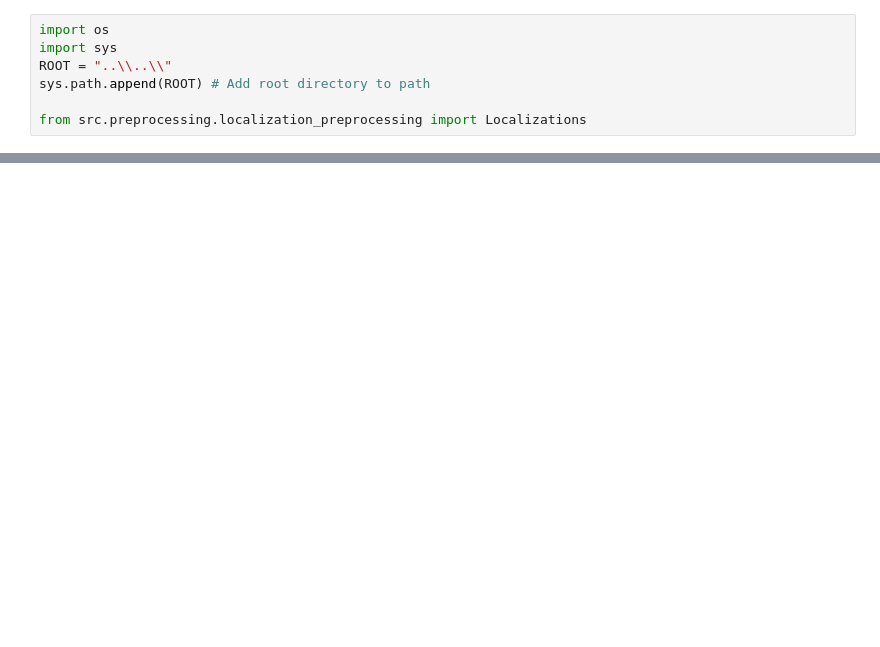
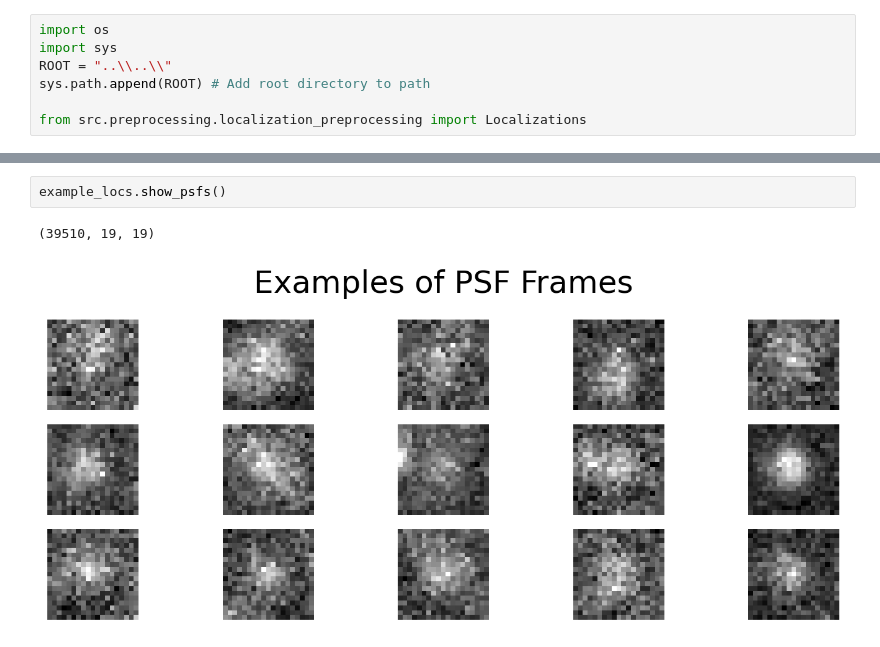
Before and after one commit to Max-Winga/Selvin-Lab-Fluorophore-Identification, a Jupyter notebook: notebooks/examples/psf_frames_from_thunderstorm.ipynb, the cells around one changed output, grey strips where cells are left out. Cells and saved outputs as stored; diff of their text form; blank space fills up the shorter version.

```diff
--- a/notebooks/examples/psf_frames_from_thunderstorm.ipynb
+++ b/notebooks/examples/psf_frames_from_thunderstorm.ipynb
@@ -13,0 +16,5 @@ OSError: [Errno 22] Invalid argument: '..\\..\\src\\data\raw\\single_fov_standar
+# %%
+example_locs.show_psfs()
+# %% [output]
+(39510, 19, 19)
+[figure, added]
```
Also changed, not shown: parts of 5 cells of this notebook.
